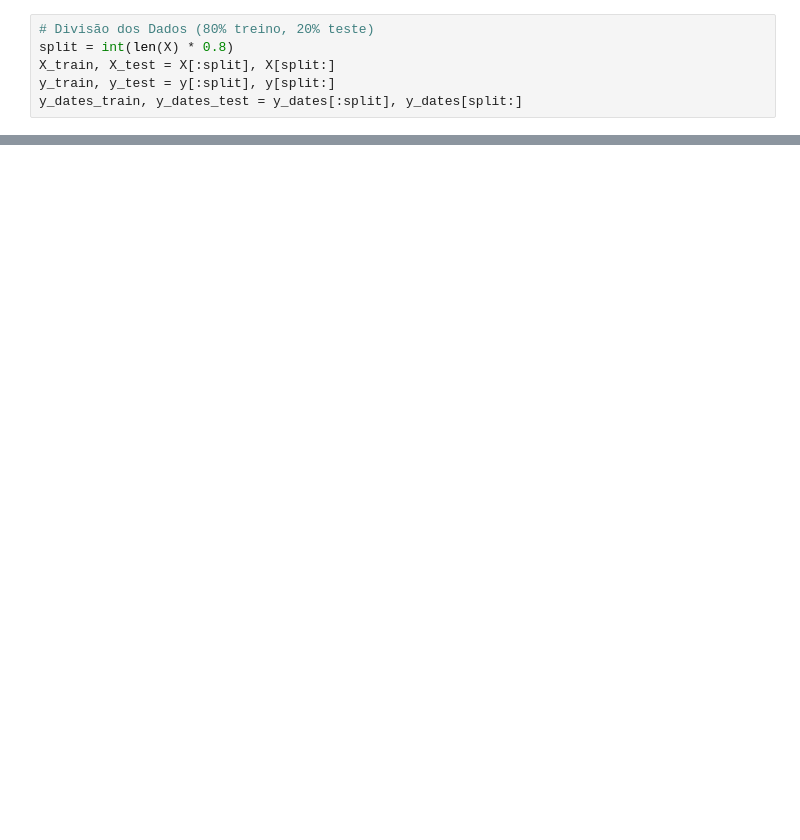
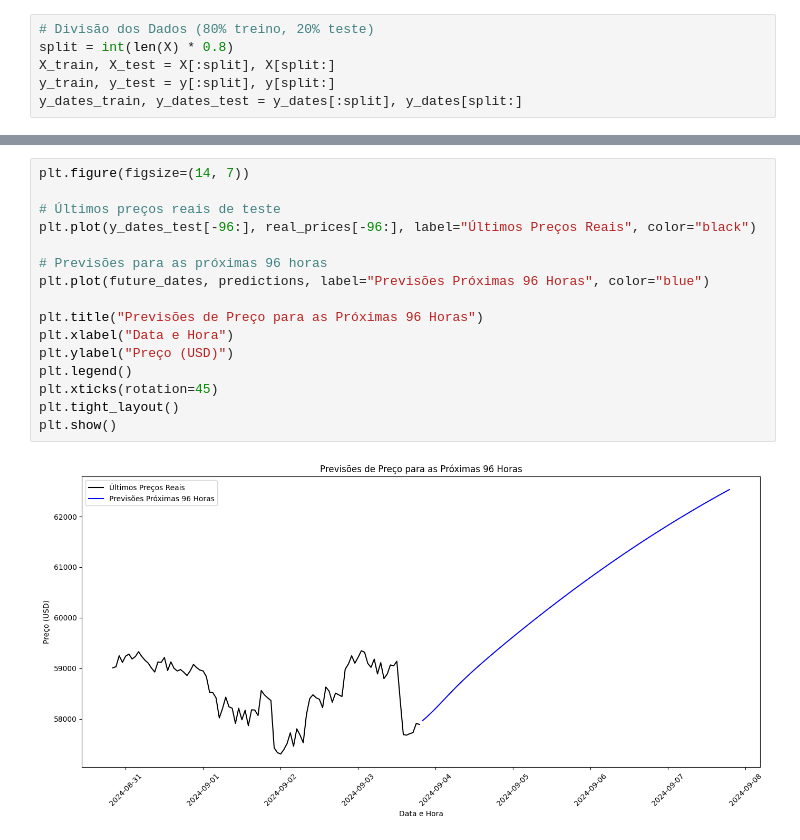
Before and after one commit to rafaelarojas/pondm7, a Jupyter notebook: src/model/lstm_btc.ipynb, the cells around one changed output, grey strips where cells are left out. Drawn from its saved outputs; the diff is of its cells as text; blank space fills up the shorter version.

```diff
--- a/src/model/lstm_btc.ipynb
+++ b/src/model/lstm_btc.ipynb
@@ -185,0 +195,18 @@ plt.show()
+# %%
+plt.figure(figsize=(14, 7))
+
+# Últimos preços reais de teste
+plt.plot(y_dates_test[-96:], real_prices[-96:], label="Últimos Preços Reais", color="black")
+
+# Previsões para as próximas 96 horas
+plt.plot(future_dates, predictions, label="Previsões Próximas 96 Horas", color="blue")
+
+plt.title("Previsões de Preço para as Próximas 96 Horas")
+plt.xlabel("Data e Hora")
+plt.ylabel("Preço (USD)")
+plt.legend()
+plt.xticks(rotation=45)
+plt.tight_layout()
+plt.show()
+# %% [output]
+[figure, added]
```
Also changed, not shown: parts of 16 cells of this notebook.
